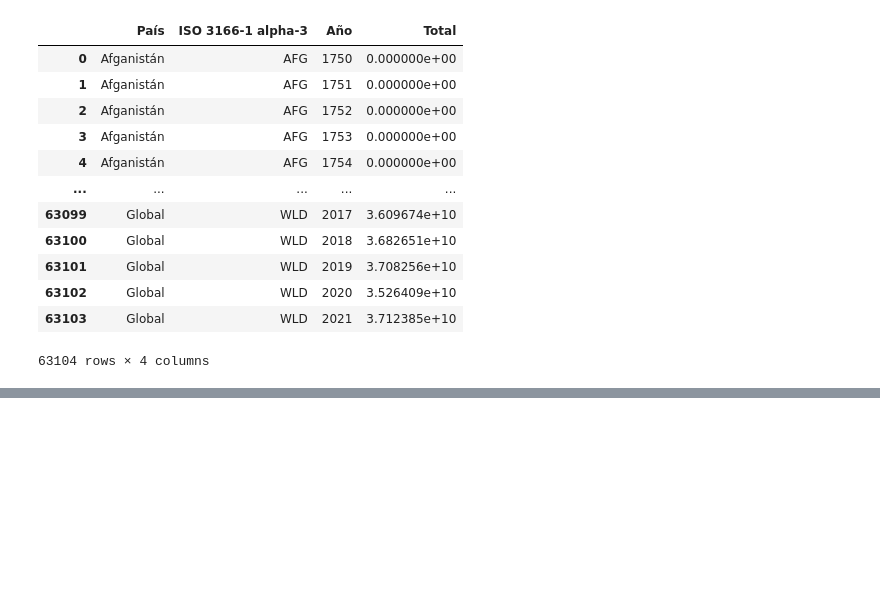
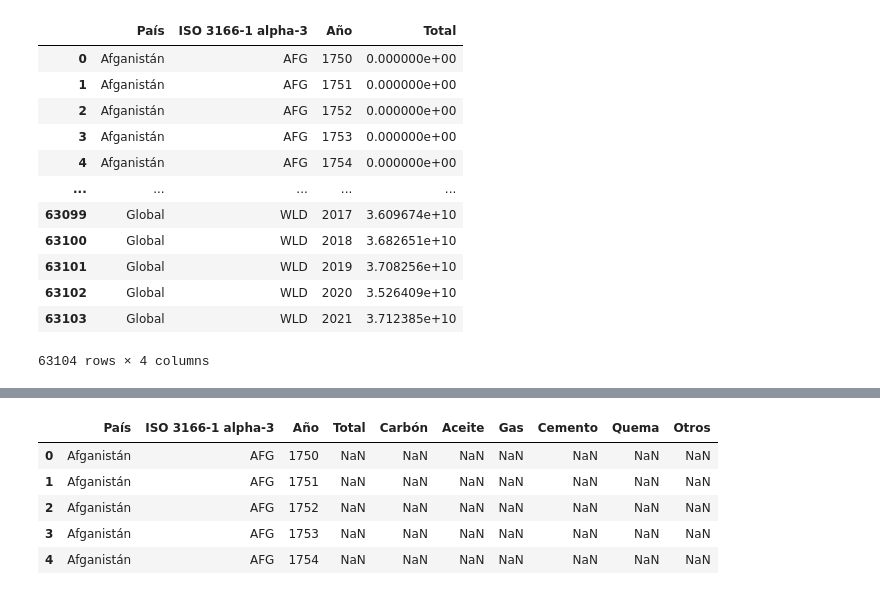
Before and after one commit to MacarenaQuijadaG/ETL, a Jupyter notebook: Pandas2_alura_2.ipynb, the cells around one changed output, grey strips where cells are left out. Saved outputs shown, nothing was run; the diff lists cells and outputs as text; code cells hidden in the pictures; blank space fills up the shorter version.

```diff
--- a/Pandas2_alura_2.ipynb
+++ b/Pandas2_alura_2.ipynb
@@ -103,0 +129,15 @@ pd.read_excel('co2_percapita.xlsx')
+# %%
+sheet_id = '1IeHd52zlq2QtG-rVQO6d-8Xh1FSpD8wTEfF0Akia4Vc'
+sheet_name = 'emisiones_percapita'
+url_percapita = f'https://docs.google.com/spreadsheets/d/{sheet_id}/gviz/tq?tqx=out:csv&sheet={sheet_name}'
+# %%
+percapita_sheets = pd.read_csv(url_percapita)
+# %%
+percapita_sheets.head()
+# %% [output]
+|  | País | ISO 3166-1 alpha-3 | Año | Total | Carbón | Aceite | Gas | Cemento | Quema | Otros |
+| 0 | Afganistán | AFG | 1750 | NaN | NaN | NaN | NaN | NaN | NaN | NaN |
+| 1 | Afganistán | AFG | 1751 | NaN | NaN | NaN | NaN | NaN | NaN | NaN |
+| 2 | Afganistán | AFG | 1752 | NaN | NaN | NaN | NaN | NaN | NaN | NaN |
+| 3 | Afganistán | AFG | 1753 | NaN | NaN | NaN | NaN | NaN | NaN | NaN |
+| 4 | Afganistán | AFG | 1754 | NaN | NaN | NaN | NaN | NaN | NaN | NaN |
```
Also changed, not shown: parts of 8 cells of this notebook.
